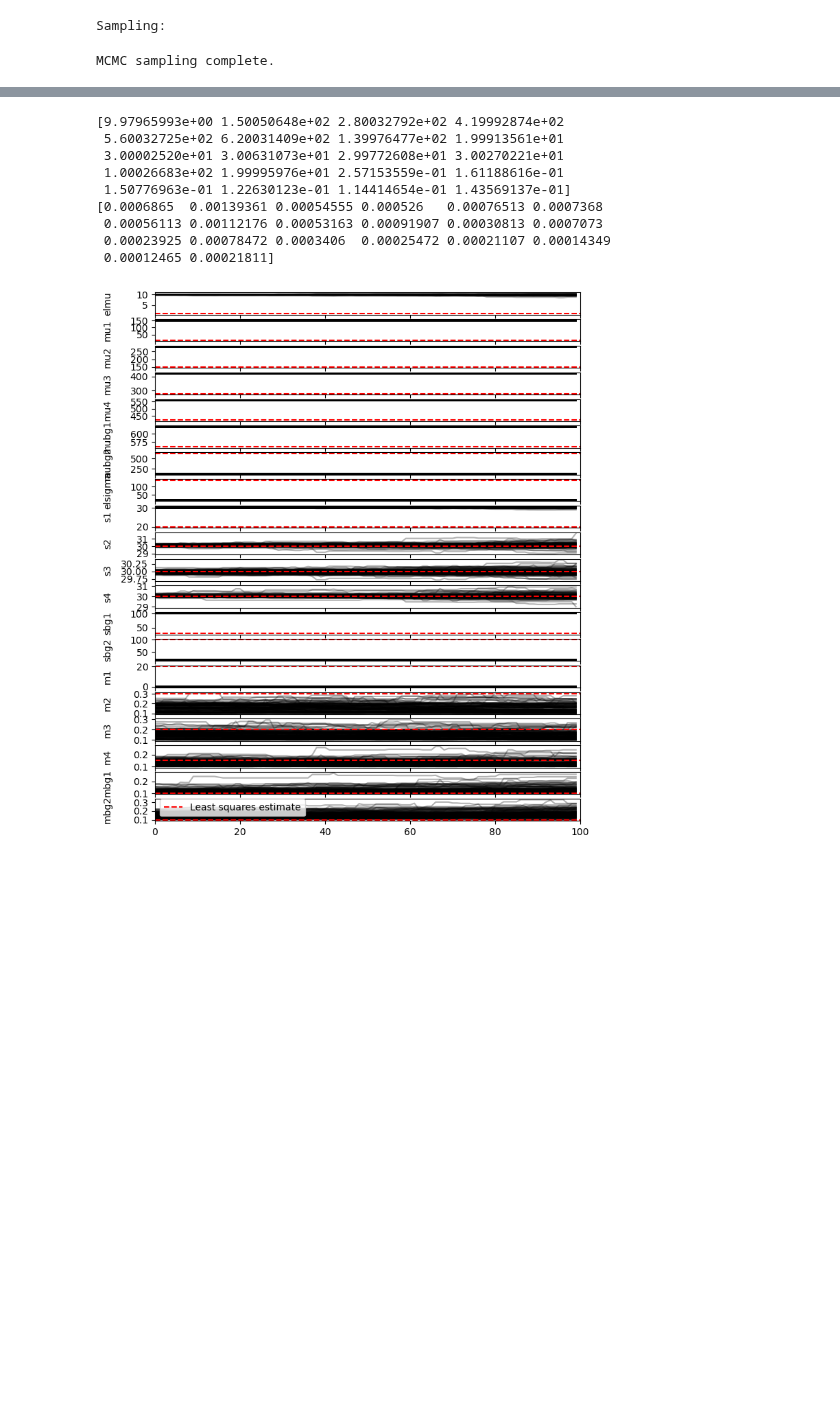
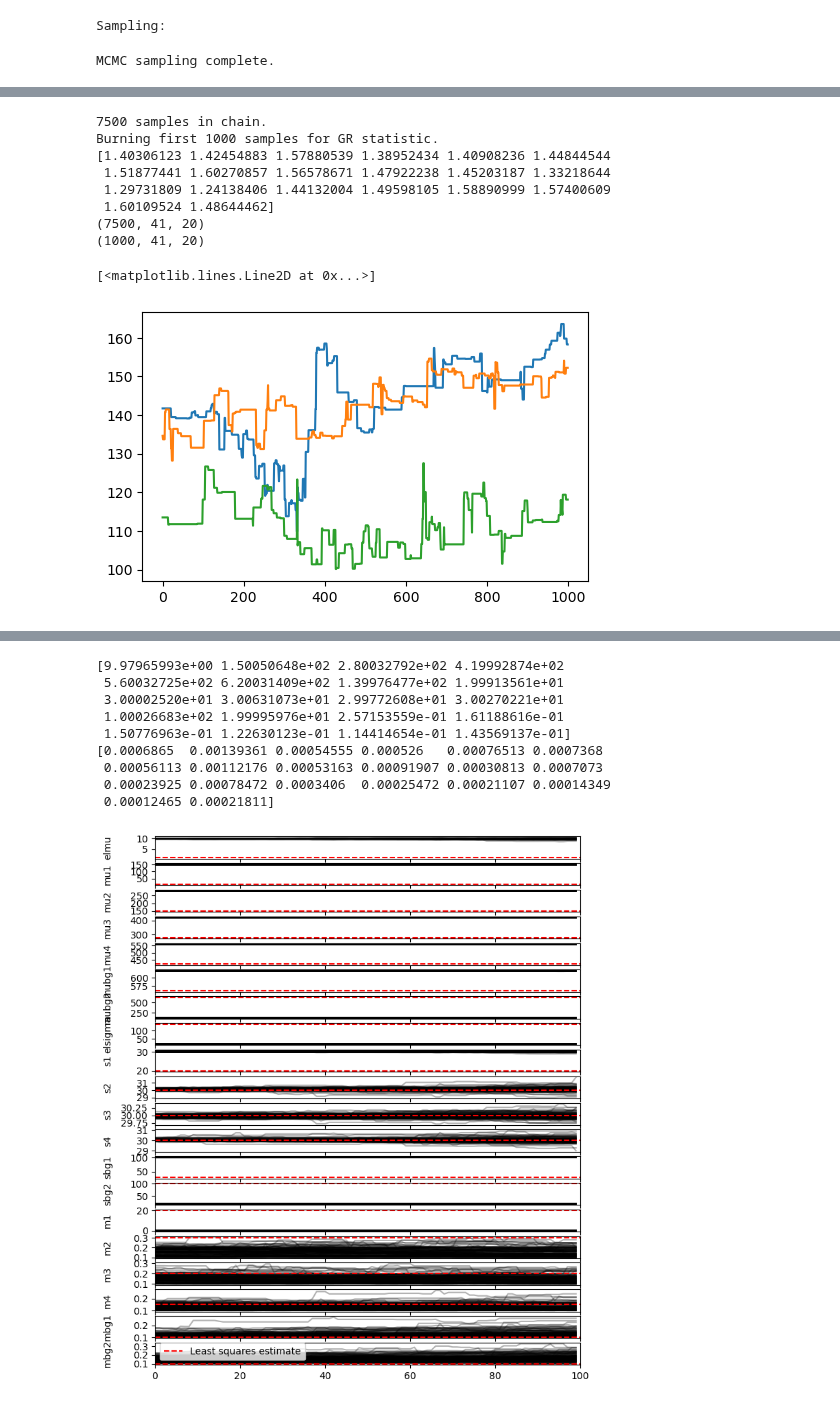
Before and after one commit to localoptimum/emtk, a Jupyter notebook: ARCStest.ipynb, the cells around one changed output, grey strips where cells are left out. Saved outputs shown, nothing was run; the diff lists cells and outputs as text; code cells hidden in the pictures; blank space fills up the shorter version.

```diff
--- a/ARCStest.ipynb
+++ b/ARCStest.ipynb
@@ -478,3 +549,36 @@ MCMC sampling complete.
+# %%
+cpo.sampler_state = cpo.sampler.run_mcmc(cpo.sampler_state, 500, progress=True)
+print(cpo.gelman_rubin_statistic(1000))
+
+chz = cpo.sampler.get_chain()
+nwk = cpo.nwalkers
+ndm = cpo.ndim
+
+rlen = chz.shape[0]
+
+print(chz.shape)
+
+burned = chz[-1000::]
+#=np.delete(chz, np.s_[rlen-42:rlen], axis=0)
+print(burned.shape)
+ch1 = burned[:,1,1]
+ch2 = burned[:,2,1]
+ch3 = burned[:,3,1]
+fig,ax=plt.subplots()
+ax.plot(ch1)
+ax.plot(ch2)
+ax.plot(ch3)
+# %% [output]
+7500 samples in chain.
+Burning first 1000 samples for GR statistic.
+[1.40306123 1.42454883 1.57880539 1.38952434 1.40908236 1.44844544
+ 1.51877441 1.60270857 1.56578671 1.47922238 1.45203187 1.33218644
+ 1.29731809 1.24138406 1.44132004 1.49598105 1.58890999 1.57400609
+ 1.60109524 1.48644462]
+(7500, 41, 20)
+(1000, 41, 20)
+[<matplotlib.lines.Line2D at 0x...>]
+[figure, added]
 # %%
 # The standard deviation is the square root of the variance.
 # Therefore, the variance should be the standard deviation squared.
```
Also changed, not shown: parts of 9 cells of this notebook, 2 other files.
